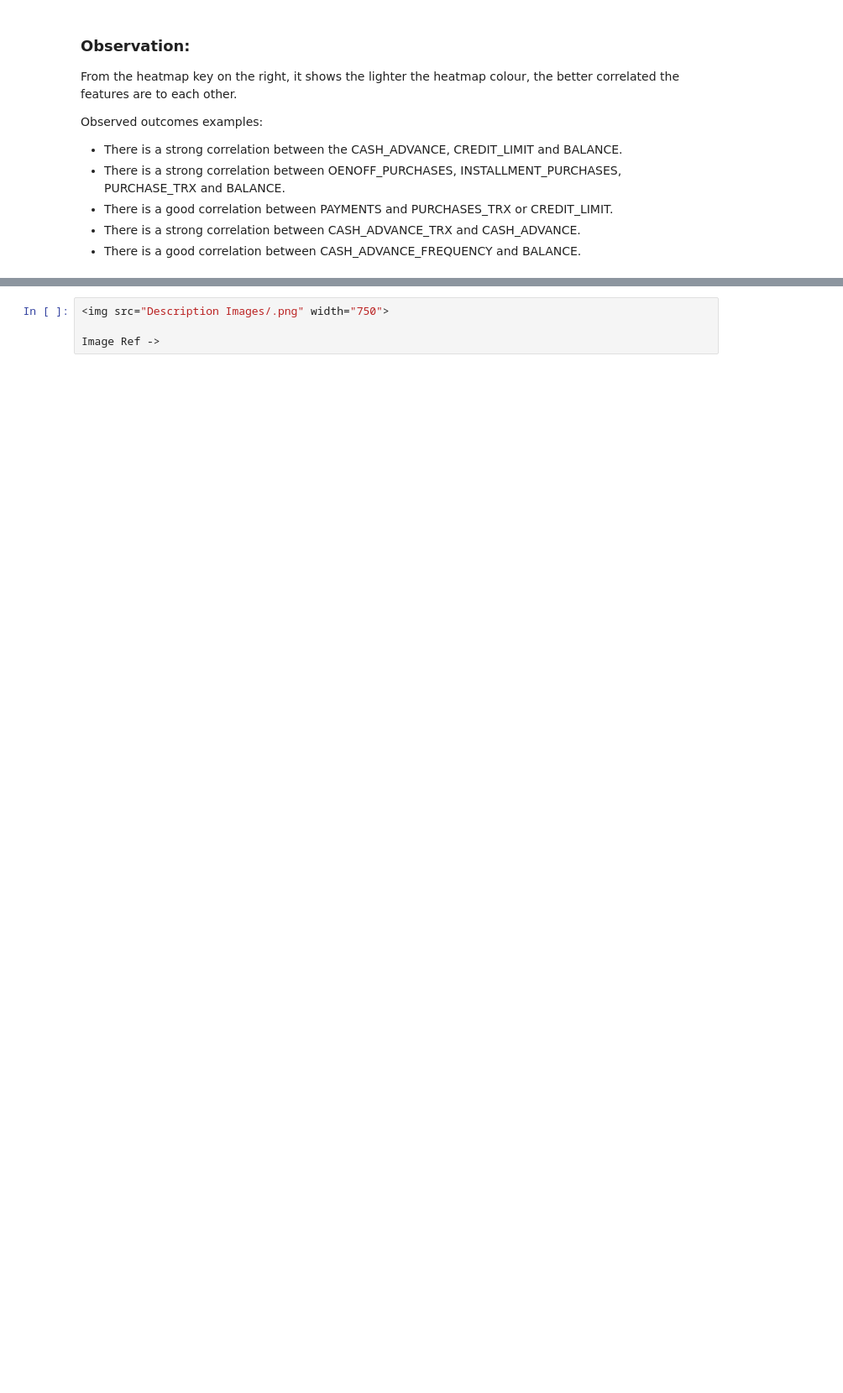
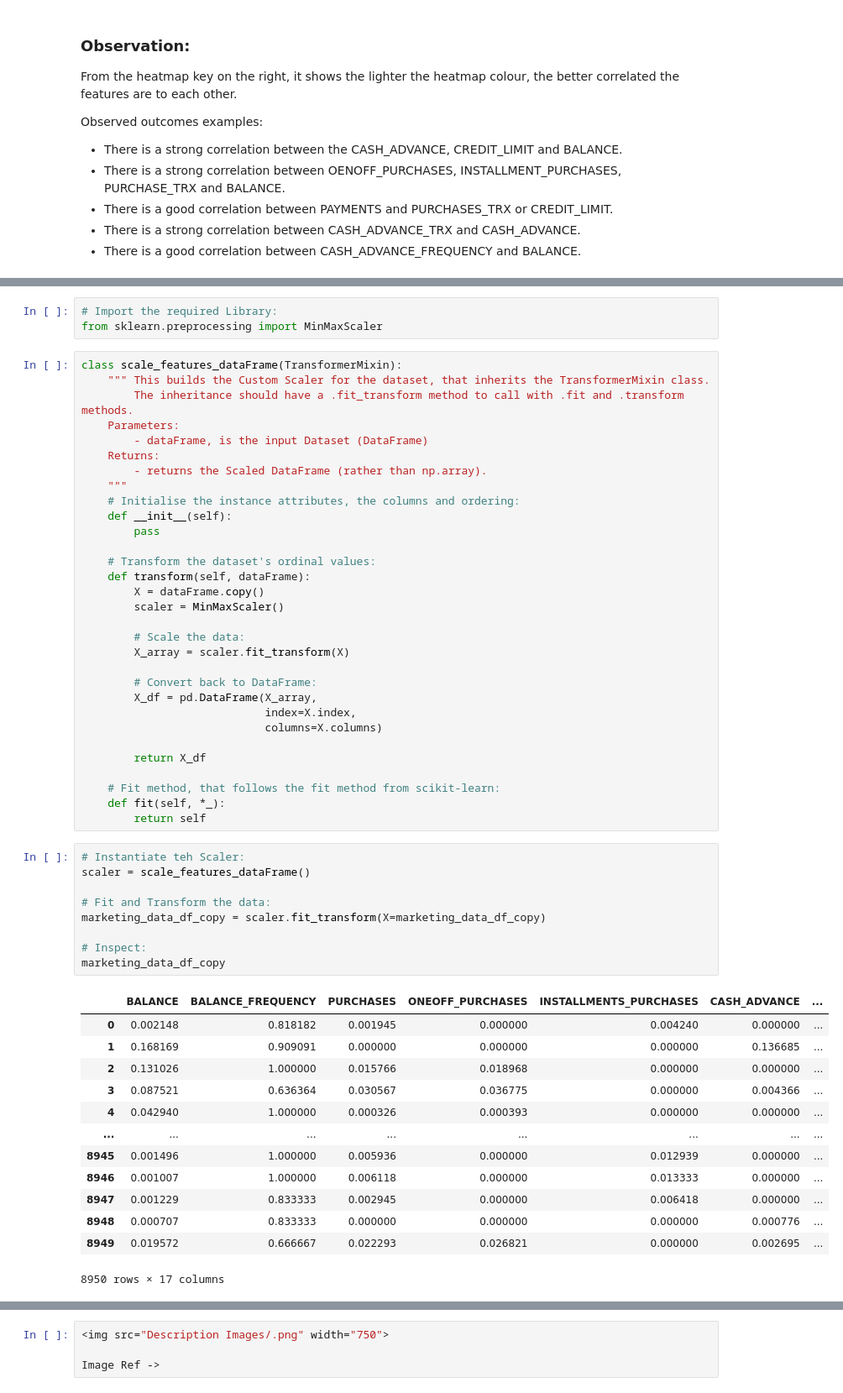
Before and after one commit to ylee9107/DS_Projects_for_Business, a Jupyter notebook: Project 2 - DS For Marketing Department/DSB_Marketing Department.ipynb, the cells around one changed output, grey strips where cells are left out. Shown: that part at 84% size. Drawn from its saved outputs; the diff is of its cells as text; blank space fills up the shorter version.

```diff
--- a/Project 2 - DS For Marketing Department/DSB_Marketing Department.ipynb
+++ b/Project 2 - DS For Marketing Department/DSB_Marketing Department.ipynb
@@ -261,0 +573,57 @@ plt.tight_layout()
+# %%
+# Import the required Library:
+from sklearn.preprocessing import MinMaxScaler
+# %%
+class scale_features_dataFrame(TransformerMixin):
+    """ This builds the Custom Scaler for the dataset, that inherits the TransformerMixin class.
+        The inheritance should have a .fit_transform method to call with .fit and .transform methods.
+    Parameters:
+        - dataFrame, is the input Dataset (DataFrame)
+    Returns:
+        - returns the Scaled DataFrame (rather than np.array).
+    """
+    # Initialise the instance attributes, the columns and ordering:
+    def __init__(self):
+        pass
+
+    # Transform the dataset's ordinal values:
+    def transform(self, dataFrame):
+        X = dataFrame.copy()
+        scaler = MinMaxScaler()
+
+        # Scale the data:
+        X_array = scaler.fit_transform(X)
+
+        # Convert back to DataFrame:
+        X_df = pd.DataFrame(X_array,
+                            index=X.index,
+                            columns=X.columns)
+
+        return X_df
+
+    # Fit method, that follows the fit method from scikit-learn:
+    def fit(self, *_):
+        return self
+# %%
+# Instantiate teh Scaler:
+scaler = scale_features_dataFrame()
+
+# Fit and Transform the data:
+marketing_data_df_copy = scaler.fit_transform(X=marketing_data_df_copy)
+
+# Inspect:
+marketing_data_df_copy
+# %% [output]
+|  | BALANCE | BALANCE_FREQUENCY | PURCHASES | ONEOFF_PURCHASES | INSTALLMENTS_PURCHASES | CASH_ADVANCE | ... |
+| 0 | 0.002148 | 0.818182 | 0.001945 | 0.000000 | 0.004240 | 0.000000 | ... |
+| 1 | 0.168169 | 0.909091 | 0.000000 | 0.000000 | 0.000000 | 0.136685 | ... |
+| 2 | 0.131026 | 1.000000 | 0.015766 | 0.018968 | 0.000000 | 0.000000 | ... |
+| 3 | 0.087521 | 0.636364 | 0.030567 | 0.036775 | 0.000000 | 0.004366 | ... |
+| 4 | 0.042940 | 1.000000 | 0.000326 | 0.000393 | 0.000000 | 0.000000 | ... |
+| ... | ... | ... | ... | ... | ... | ... | ... |
+| 8945 | 0.001496 | 1.000000 | 0.005936 | 0.000000 | 0.012939 | 0.000000 | ... |
+| 8946 | 0.001007 | 1.000000 | 0.006118 | 0.000000 | 0.013333 | 0.000000 | ... |
+| 8947 | 0.001229 | 0.833333 | 0.002945 | 0.000000 | 0.006418 | 0.000000 | ... |
+| 8948 | 0.000707 | 0.833333 | 0.000000 | 0.000000 | 0.000000 | 0.000776 | ... |
+| 8949 | 0.019572 | 0.666667 | 0.022293 | 0.026821 | 0.000000 | 0.002695 | ... |
+8950 rows × 17 columns
```
Also changed, not shown: parts of 32 cells of this notebook.
